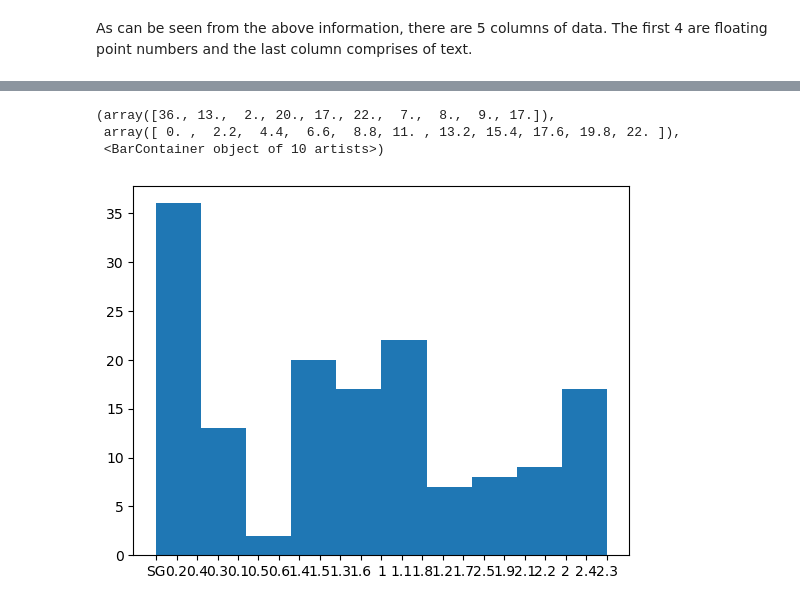
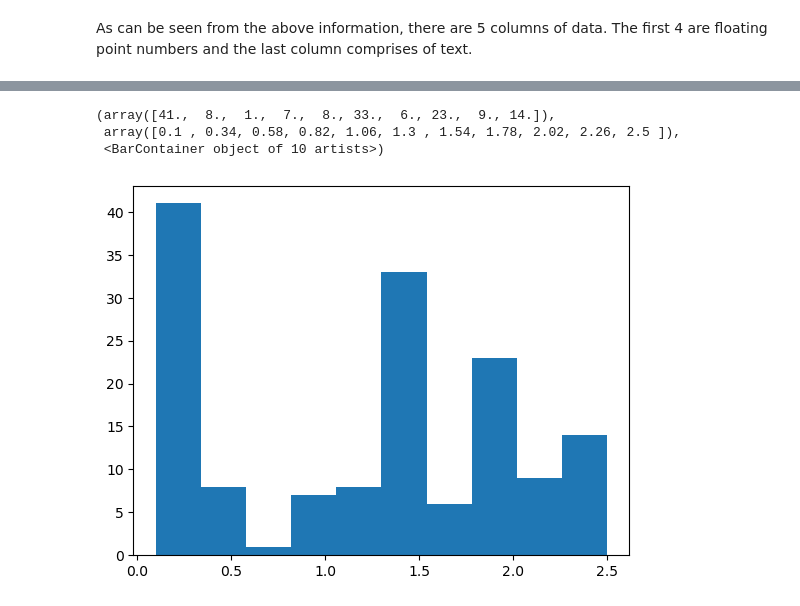
Before and after one commit to kevinsenan/PfDA-Assignment-2023, a Jupyter notebook: PfDA Assignment 2023.ipynb, the cells around one changed output, grey strips where cells are left out. Saved outputs shown, nothing was run; the diff lists cells and outputs as text; code cells hidden in the pictures.

```diff
--- a/PfDA Assignment 2023.ipynb
+++ b/PfDA Assignment 2023.ipynb
@@ -10,6 +10,6 @@ import matplotlib.pyplot as plt
 # %% [markdown]
 Read in the information from the csv file and save as a dataframe
 # %%
-df = pd.read_csv("data.csv", header=None)
+df = pd.read_csv("data.csv")
 df
 # %% [output]
@@ -68,7 +71,7 @@ plt.hist(df[2])
 # %%
-plt.hist(df[3])
+plt.hist(df['SG'])
 # %% [output]
-(array([36., 13.,  2., 20., 17., 22.,  7.,  8.,  9., 17.]),
- array([ 0. ,  2.2,  4.4,  6.6,  8.8, 11. , 13.2, 15.4, 17.6, 19.8, 22. ]),
+(array([41.,  8.,  1.,  7.,  8., 33.,  6., 23.,  9., 14.]),
+ array([0.1 , 0.34, 0.58, 0.82, 1.06, 1.3 , 1.54, 1.78, 2.02, 2.26, 2.5 ]),
  <BarContainer object of 10 artists>)
-[figure, old version]
+[figure, new version]
```
Also changed, not shown: parts of 8 cells of this notebook, 2 other files.
